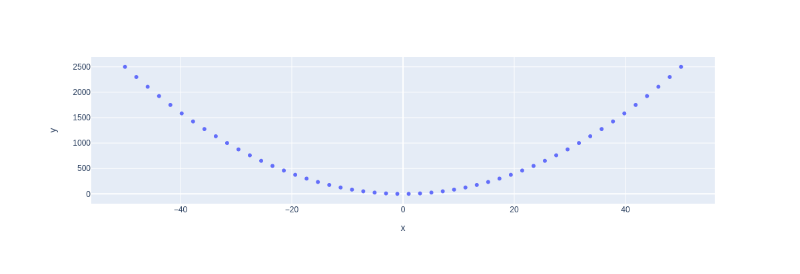
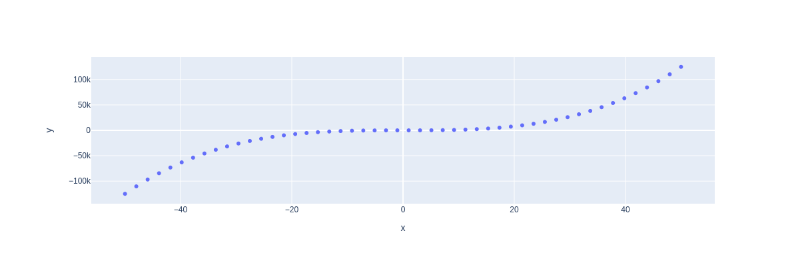
Before and after one commit to anmiralles/my-notebooks-repo, a Jupyter notebook: experiment1.ipynb, the cells around one changed output. Drawn from its saved outputs; the diff is of its cells as text; code cells hidden in the pictures.

```diff
--- a/experiment1.ipynb
+++ b/experiment1.ipynb
@@ -5,7 +5,7 @@ import plotly.express as px
 x = np.linspace(start=-50, stop=50)
 
 # y-axis data points
-y = x ** 2
+y = x ** 3
 
 # define the plot
 fig = px.scatter(x=x, y=y)
@@ -16 +15 @@ fig.show()
-[figure, old version]
+[figure, new version]
```
Also changed, not shown: parts of 1 cell of this notebook.
